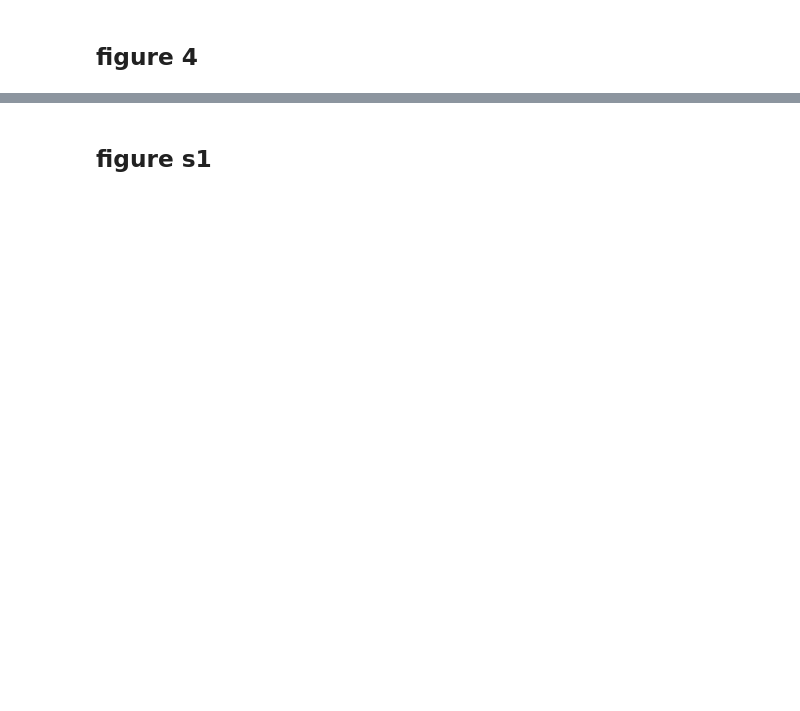
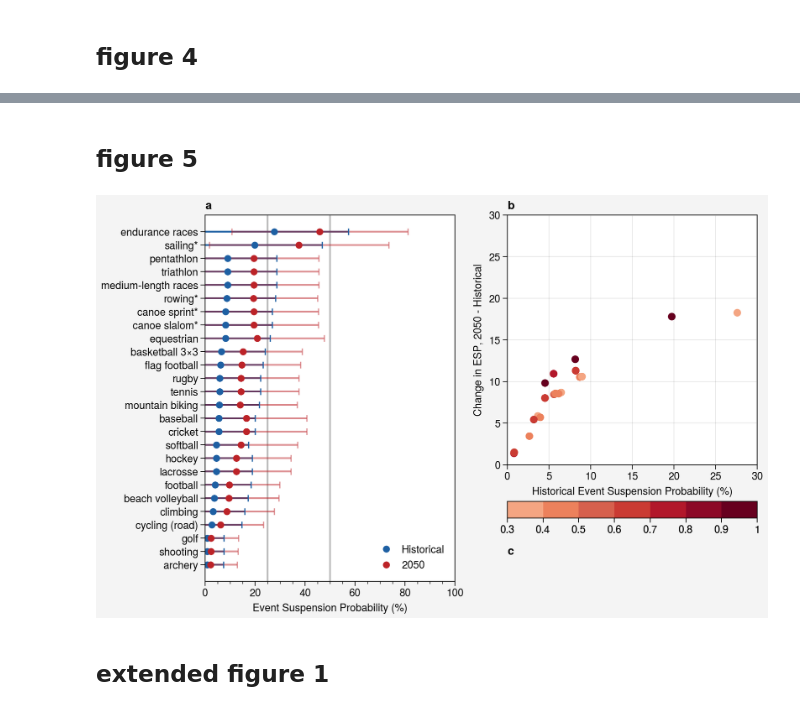
Before and after one commit to milrae/olympics-heat-stress, a Jupyter notebook: olympics_heat_stress.ipynb, the cells around one changed output, grey strips where cells are left out. Drawn from its saved outputs; the diff is of its cells as text; code cells hidden in the pictures; blank space fills up the shorter version.

```diff
--- a/olympics_heat_stress.ipynb
+++ b/olympics_heat_stress.ipynb
@@ -33,3 +35,3 @@ olynames = ['Los Angeles', 'Seoul', 'Barcelona', 'Atlanta', 'Sydney', 'Athens',
 # %%
-# import sports information (sport class and number of events)
-sportsinfo = pd.read_csv('./sports_info.csv', header=0)
+# import sports information
+sportsinfo = pd.read_csv(f'{PATH}/data/sports_info.csv', header=0)
@@ -552,0 +466,2 @@ pplt.show()
+# %% [markdown]
+## figure 5
@@ -553,2 +471,60 @@ pplt.show()
+# %%
+# figure 5: risk by sport
+
+esp_by_sport = pd.read_csv(f'{PATH}/data/esp_by_sport.csv', index_col=0) # load info
+
+fig, (ax1,ax2,ax3) = pplt.subplots([[1, 2], [1, 3]], refnum=2, refwidth=3, refheight=3, wratios=[1,1], hratios=[12,1],
+                               grid=False, sharex=False, sharey=False, abc=True)
+
+###############################################
+
+# ax1: event suspension probability by sport averaged across cities
+
+ax1.plot(esp_by_sport['mean_hist'], esp_by_sport['sport'], marker='o', markersize=5, color=bluec, ls='None')
+ax1.errorbar(esp_by_sport['mean_hist'], esp_by_sport['sport'],
+            xerr=esp_by_sport['std_hist'],
+            ecolor=bluec, capsize=3, ls='None')
+
+ax1.plot(esp_by_sport['mean_2050'], esp_by_sport['sport'], marker='o', markersize=5, color=redc, ls='None')
+ax1.errorbar(esp_by_sport['mean_2050'], esp_by_sport['sport'],
+            xerr=esp_by_sport['std_2050'],
+            ecolor=redc, alpha=0.5, capsize=3, ls='None')
+
+ax1.format(title='', xlabel='Event Suspension Probability (%)', ylabel='', xlim=[0,100])
+ax1.legend(handles=[plt.Line2D([0], [0], color=bluec, marker='o', ls='None', markersize=5),
+                   plt.Line2D([0], [0], color=redc, marker='o', ls='None', markersize=5)],
+          labels=['Historical', '2050'], loc='lower right',
+          ncols=1, facecolor='white', edgewidth=0, pad=0.5)
+ax1.axvline(25, color='#BBBBBB', linestyle='-', linewidth=1.5, zorder=1)
+ax1.axvline(50, color='#BBBBBB', linestyle='-', linewidth=1.5, zorder=1)
+
+###############################################
+
+# ax2: historical vs. change by sport and clothing factor
+
+ax2.set(xlabel='Historical Event Suspension Probability (%)', ylabel='Change in ESP, 2050 - Historical', xlim=[0,30], ylim=[0,30])
+
+# retrieve sport clothing factors
+clothes = [sports_dict[s]['clo'] for s in sportsinfo.sma_profile]
+
+# color by clothing factor
+custom_red = pplt.Colormap(('#f4a582', '#d6604d', '#b2182b', '#67001f'), name='custom_red')
+bounds = np.linspace(0.3,1,8)
+norm = mcolors.BoundaryNorm(boundaries=bounds, ncolors=custom_red.N) # map onto data
+
+# get y values
+change = tmax_jna_2050_by_sport.sel(risklevel='extrisk').mean(dim='city').data - tmax_jna_hist_by_sport.sel(risklevel='extrisk').mean(dim='city').data
+
+s = ax2.scatter(tmax_jna_hist_by_sport.sel(risklevel='extrisk').mean(dim='city').data, change,
+            c=clothes, norm=norm, cmap=custom_red_red)
+
+ax2.format(xtickminor=False, ytickminor=False, grid=True)
+ax2.colorbar(s, loc='b')
+
+ax3.axis('off') # delete dummy axis
+
+pplt.show()
+# %% [output]
+[figure, added]
 # %% [markdown]
-## figure s1
+## extended figure 1
```
Also changed, not shown: parts of 28 cells of this notebook, 33 other files.
